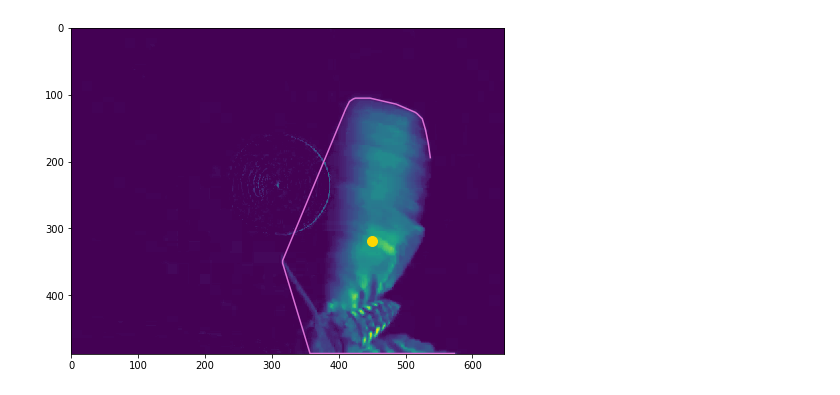
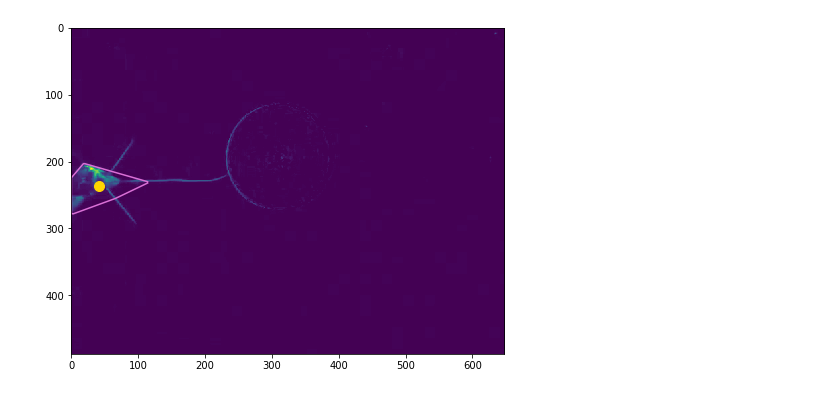
Before and after one commit to itsMahad/ManducaMultiSenseFeeding, a Jupyter notebook: Stage2_True_centroid_map_individual_video.ipynb, the cells around one changed output. Cells and saved outputs as stored; diff of their text form; code cells hidden in the pictures.

```diff
--- a/Stage2_True_centroid_map_individual_video.ipynb
+++ b/Stage2_True_centroid_map_individual_video.ipynb
@@ -80,0 +85,6 @@ frames = FrameSequence(filename, location)
+# %%
+file_truet = r"C:\Users\Daniellab\Desktop\Light_level_videos_second_batch\Data\Step6\AllLight_AllMoths.csv"
+location = r'C:\Users\Daniellab\Desktop\Light_level_videos_second_batch\Videos'
+outpath = r'C:\Users\Daniellab\Desktop\Light_level_videos_second_batch\Data\Motion_Analysis\First_Last_Centroids'
+newer_path = r'C:\Users\Daniellab\Desktop\Light_level_videos_second_batch\Data\Motion_Analysis\First_Last_Centroids\ActuallyAllTrials'
+centroid_trouble = r'C:\Users\Daniellab\Desktop\Light_level_videos_second_batch\Data\Centroid Troubleshoot'
@@ -109,0 +254,9 @@ new_df.to_csv(outpath + 'Final_position_centroid_method_LastTrial_' + filename +
+# %%
+dFrame = pd.read_csv(file_truet)
+second_last = [('L0.1_c-3_m8', -11), ('L0.1_c-3_m23', -2), ('L0.1_c-3_m41', -12)]
+for name in second_last:
+    index = name[1]
+    name = name[0]
+
+    print(index)
+    print(name)
@@ -113,0 +330,5 @@ y_gauss = signal.convolve(centroids_hull_y, gauss, mode = 'same', method = 'dire
+# %%
+dFrame = pd.read_csv(file_truet)
+list_videos = dFrame.name[dFrame.name.str.contains('L')].unique()
+list_videos
+# location = r"C:\Users\Daniellab\Desktop\Light_level_videos_second_batch\Videos\Other_videos"
@@ -114,23 +346,53 @@ y_gauss = signal.convolve(centroids_hull_y, gauss, mode = 'same', method = 'dire
 # %%
-i = 0
-for frame in frameNum:
-    back, cur, diff = VideoPull(0,frame, filename, location)
-    contour, contour_hull, centroid, centroid_hull = MotionParameters(diff)
-    if len(contour) >= 1:
-        fig = plt.figure(figsize = (20,6))
-        plt.imshow(diff)
-        plt.plot(np.squeeze(contour_hull)[:,0],np.squeeze(contour_hull)[:,1],'orchid')
-        plt.plot(centroids_hull_x[i],centroids_hull_y[i], 'o', color='gold', markersize = 10)
-    else:
-        plt.imshow(diff)
-    i += 1
-# #     outPath_fig = r'/Users/Mahad/Documents/PythonFolder/ImageAnalysis-1/VideoFiles/FrameStills' + ' ' + filename
-# #     try:
-# #         os.makedirs(outPath_fig)
-# #     except OSError as e:
-# #         if e.errno != errno.EEXIST:
-# #             raise
-# #     plt.axis('off')
-# i
-#     plt.savefig(outPath_fig + '/' + ' ' + filename + "frame number: {}".format(frameNum[i-1]) + '.png')
+for name in list_videos[-1:]:
+
+    In_frame = list(dFrame[(dFrame.name == name) & (dFrame.In_Frame.notnull())].In_Frame)
+
+    Out_frame = list(dFrame[(dFrame.name == name) & (dFrame.Out_Frame.notnull())].Out_Frame)
+
+    if name.startswith('L0.1_c-3_m5'):
+        frames = FrameSequence(name, location)
+        start_frame = 99777
+        end_frame = 100426
+        frameNum = frames[start_frame:end_frame]
+    elif len(In_frame) > 0:
+        print(name)
+        frames = FrameSequence(name, location)
+
+        start_frame = In_frame[0]
+        end_frame = Out_frame[0]
+        frameNum = frames[start_frame:end_frame]
+    try:
+        os.makedirs(centroid_trouble + "\\" + name)
+    except OSError as e:
+        if e.errno != errno.EEXIST:
+            raise
+    new_folder = centroid_trouble + "\\" + name
+    i = 0
+    for frame in frameNum:
+        i+=1
+        back, cur, diff = VideoPull(0,frame, name, location)
+        a = np.array([pix_count(diff)])
+        b = smooth(a)
+        contour, contour_hull, centroid, centroid_hull = MotionParameters(diff)
+        if len(contour) >= 1:
+
+            fig = plt.figure(figsize = (20,6))
+            print(frame)
+            print(b)
+            plt.imshow(diff)
+            plt.plot(np.squeeze(contour_hull)[:,0],np.squeeze(contour_hull)[:,1],'orchid')
+            plt.plot(centroid_hull[0],centroid_hull[1], 'o', color='gold', markersize = 10)
+
+
+        else:
+            plt.imshow(diff)
+
+
+
+
+
+
+#         plt.axis('off')
+#         plt.savefig(new_folder + '\\' + name + "_" + str(frameNum[i-1]) + '.png')
 # %% [output]
@@ -141 +445 @@ for frame in frameNum:
-[figure, old version]
+[figure, new version]
```
Also changed, not shown: parts of 38 cells of this notebook, 8 other files.
